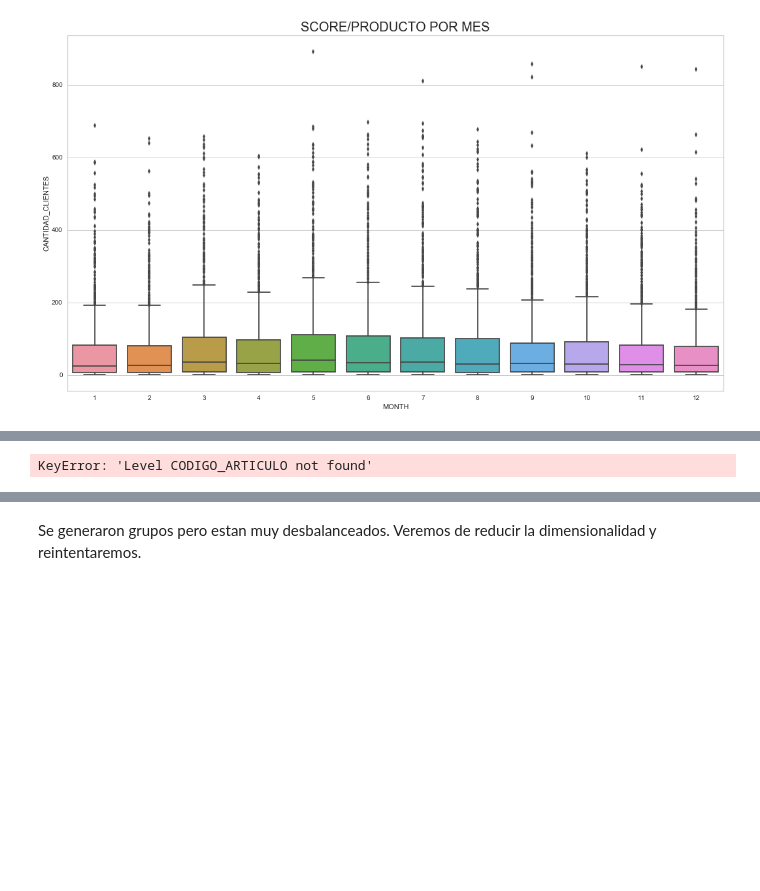
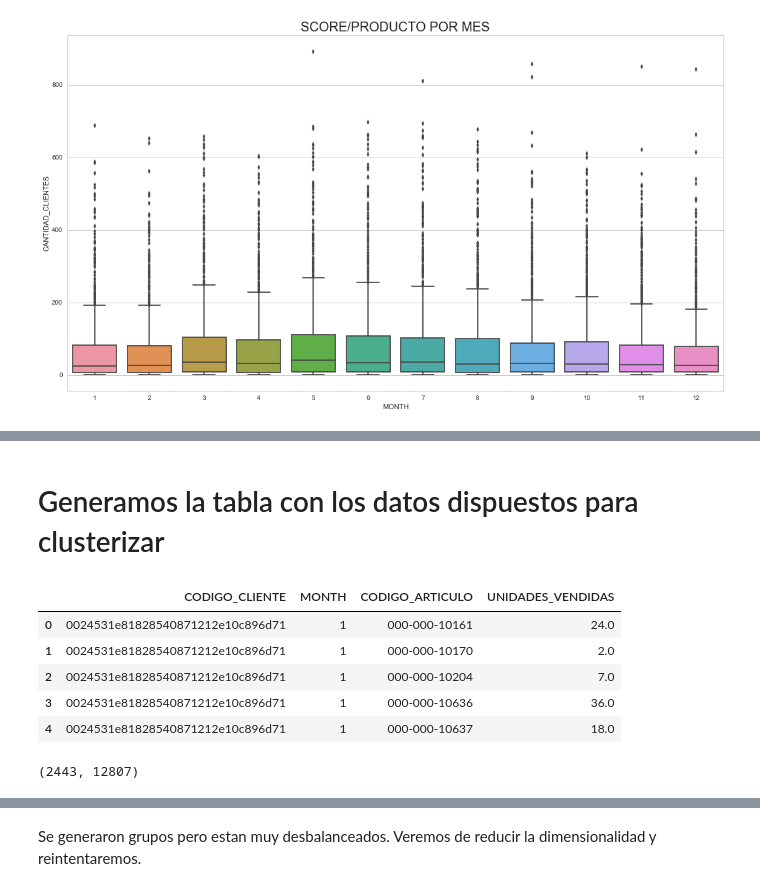
Before and after one commit to david-gonzalez/diplodatos, a Jupyter notebook: Aprendizaje_NO_supervisado/Entregables/Laboratorio-1/Aprendizaje No Supervisado - Laboratorio 1 - Clustering - v2.ipynb, the cells around one changed output, grey strips where cells are left out. Cells and saved outputs as stored; diff of their text form; code cells hidden in the pictures; blank space fills up the shorter version.

```diff
--- a/Aprendizaje_NO_supervisado/Entregables/Laboratorio-1/Aprendizaje No Supervisado - Laboratorio 1 - Clustering - v2.ipynb
+++ b/Aprendizaje_NO_supervisado/Entregables/Laboratorio-1/Aprendizaje No Supervisado - Laboratorio 1 - Clustering - v2.ipynb
@@ -195,7 +282,27 @@ for x in range(1, 12):
+# %% [markdown]
+# Generamos la tabla con los datos dispuestos para clusterizar
+# %%
+ppc_c_df = ( data_df[['CODIGO_CLIENTE', 'MONTH', 'CODIGO_ARTICULO', 'CANTIDAD']]
+        .groupby(['CODIGO_CLIENTE', 'MONTH', 'CODIGO_ARTICULO'])
+        .agg({ 'CANTIDAD': 'sum'})
+        .reset_index()
+        .rename(columns={'CANTIDAD':'UNIDADES_VENDIDAS'})
+    )
+
+ppc_c_df.head()
+# %% [output]
+|  | CODIGO_CLIENTE | MONTH | CODIGO_ARTICULO | UNIDADES_VENDIDAS |
+| 0 | 0024531e81828540871212e10c896d71 | 1 | 000-000-10161 | 24.0 |
+| 1 | 0024531e81828540871212e10c896d71 | 1 | 000-000-10170 | 2.0 |
+| 2 | 0024531e81828540871212e10c896d71 | 1 | 000-000-10204 | 7.0 |
+| 3 | 0024531e81828540871212e10c896d71 | 1 | 000-000-10636 | 36.0 |
+| 4 | 0024531e81828540871212e10c896d71 | 1 | 000-000-10637 | 18.0 |
 # %%
 # Ok, ahora obtenemos cantidades de productos por clientes en una matriz
-ppcp_df = pd.DataFrame( data_df.pivot(index='CODIGO_CLIENTE', columns=['CODIGO_ARTICULO', 'MONTH'], values='PRECIO_TOTAL').fillna(0).to_records() ).set_index('CODIGO_CLIENTE')
+ppcp_df = ppc_c_df.pivot_table(index='CODIGO_CLIENTE', columns=['CODIGO_ARTICULO', 'MONTH'], values='UNIDADES_VENDIDAS').fillna(0)
-# %% [output]
-KeyError: 'Level CODIGO_ARTICULO not found'
+# %%
+ppcp_df.shape
+# %% [output]
+(2443, 12807)
 # %%
 ppcp_df.head()
```
Also changed, not shown: parts of 14 cells of this notebook.
